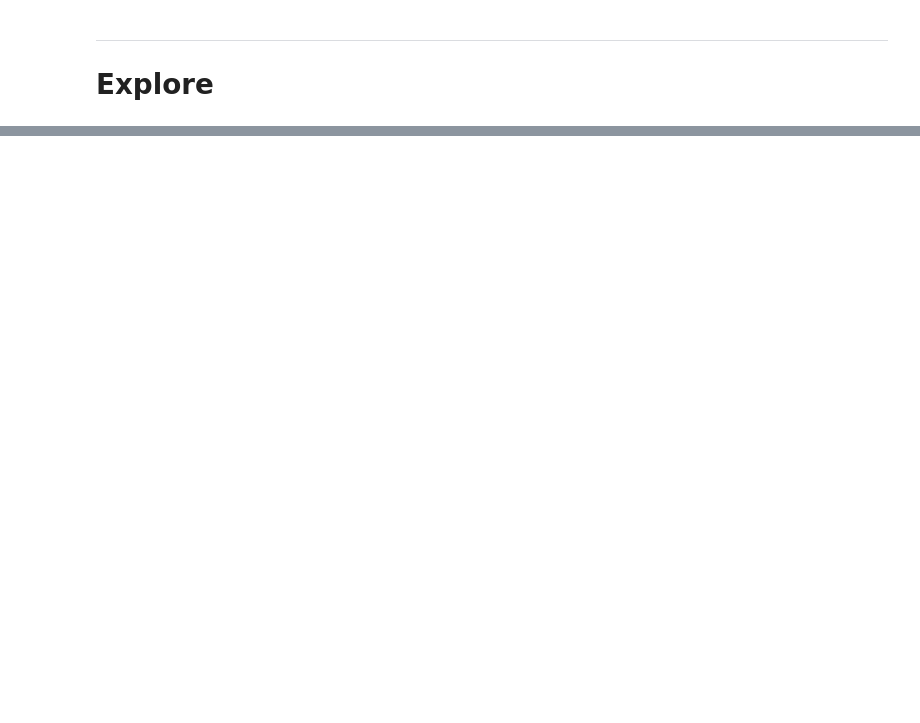
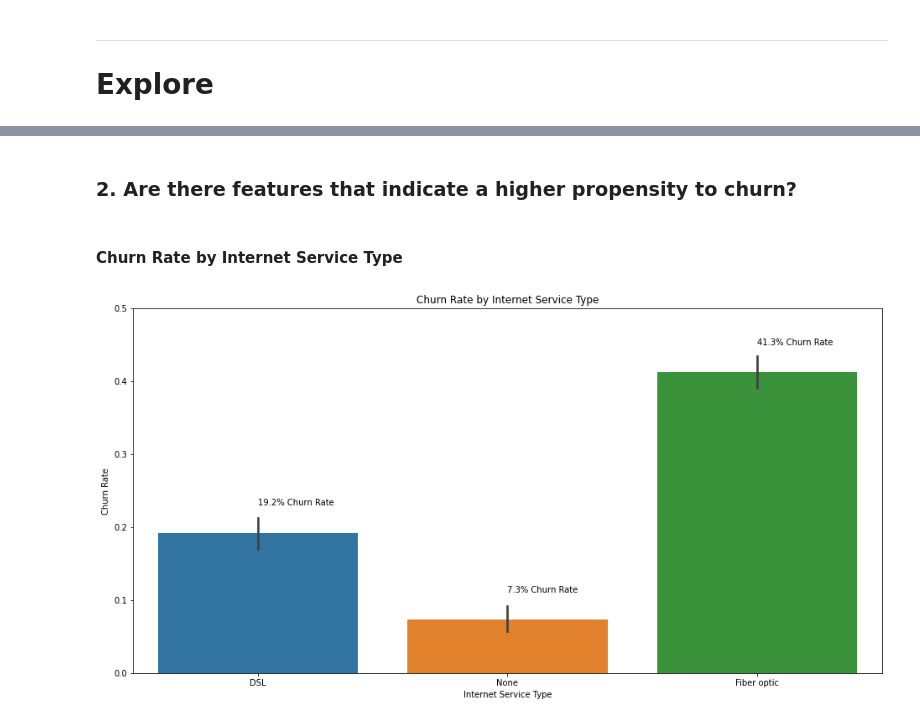
Before and after one commit to hartman-jiang-classification-project/telco-classification-project, a Jupyter notebook: alec_exploration.ipynb, the cells around one changed output, grey strips where cells are left out. Saved outputs shown, nothing was run; the diff lists cells and outputs as text; code cells hidden in the pictures; blank space fills up the shorter version.

```diff
--- a/alec_exploration.ipynb
+++ b/alec_exploration.ipynb
@@ -401,0 +128,18 @@ def calc_churn_rate(df):
+# %% [markdown]
+### 2. Are there features that indicate a higher propensity to churn?
+# %% [markdown]
+#### Churn Rate by Internet Service Type
+# %%
+plt.figure(figsize=(16, 8))
+
+plt.title("Churn Rate by Internet Service Type")
+sns.barplot(train.internet_service_type, train.churn_encoded)
+plt.text(0, .23, f"{train[train.internet_service_type == 'DSL'].churn_encoded.mean():.1%} Churn Rate")
+plt.text(1, .11, f"{train[train.internet_service_type == 'None'].churn_encoded.mean():.1%} Churn Rate")
+plt.text(2, .45, f"{train[train.internet_service_type == 'Fiber optic'].churn_encoded.mean():.1%} Churn Rate")
+plt.xlabel("Internet Service Type")
+plt.ylabel("Churn Rate")
+plt.ylim(0, .5)
+plt.show()
+# %% [output]
+[figure, added]
```
Also changed, not shown: parts of 69 cells of this notebook.
